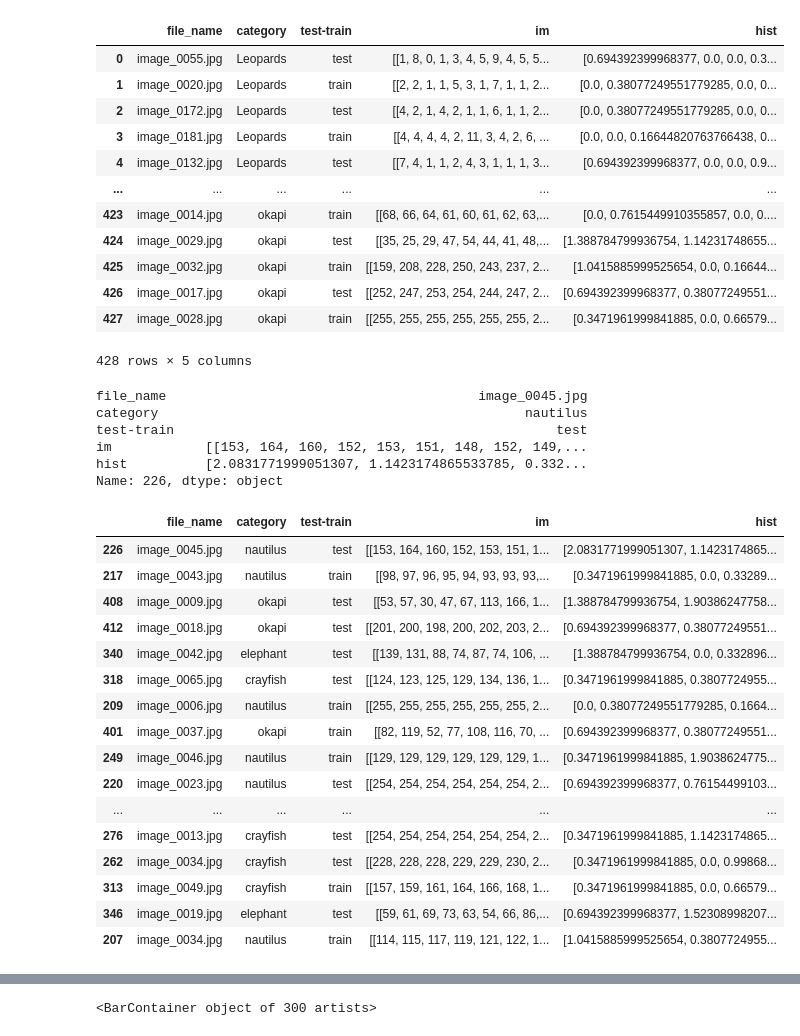
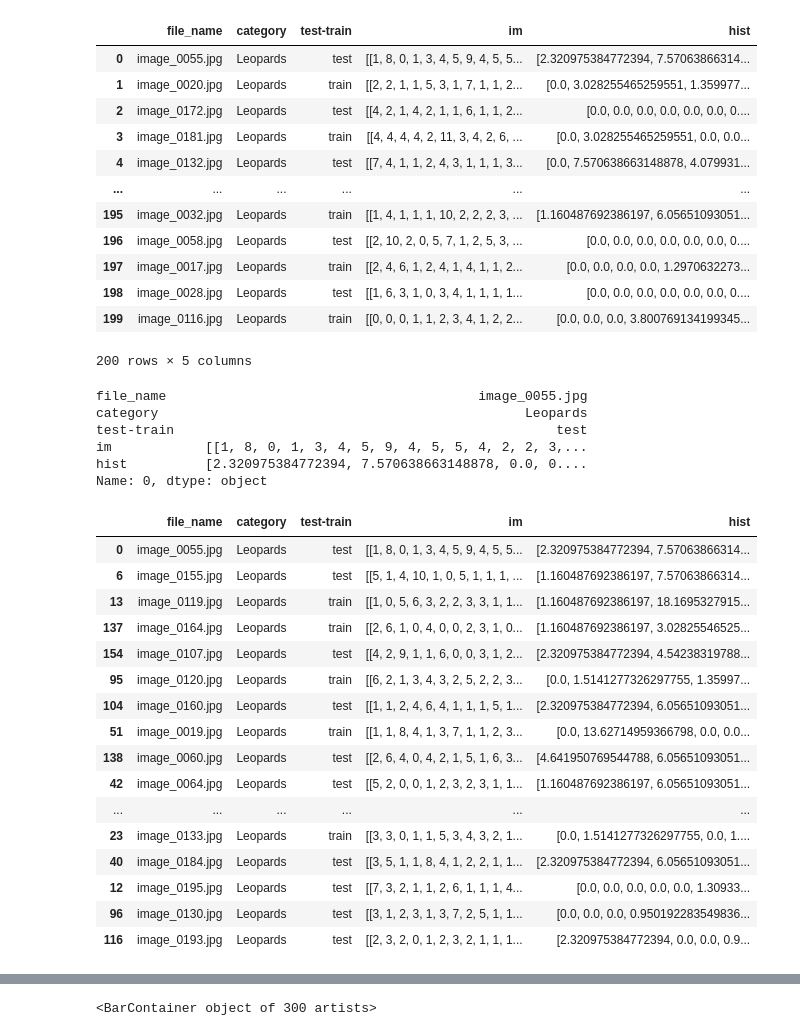
Before and after one commit to Cyrkryta/vision-image-processing, a Jupyter notebook: assignment-4/assignment4.ipynb, the cells around one changed output, grey strips where cells are left out. Saved outputs shown, nothing was run; the diff lists cells and outputs as text; code cells hidden in the pictures.

```diff
--- a/assignment-4/assignment4.ipynb
+++ b/assignment-4/assignment4.ipynb
@@ -78,7 +83,7 @@ def make_table():
         dir_list.append(os.path.join("caltech-101/101_ObjectCategories", dirs))
 
     random.Random(6).shuffle(dir_list)
-    random_categories = dir_list[:5]
+    random_categories = dir_list[:1]
 
 
     #get images from each category
@@ -135,18 +140,18 @@ df_table = pd.DataFrame(table)
 df_table
 # %% [output]
 |  | file_name | category | test-train | im | hist |
-| 0 | image_0055.jpg | Leopards | test | [[1, 8, 0, 1, 3, 4, 5, 9, 4, 5, 5... | [0.694392399968377, 0.0, 0.0, 0.3... |
-| 1 | image_0020.jpg | Leopards | train | [[2, 2, 1, 1, 5, 3, 1, 7, 1, 1, 2... | [0.0, 0.38077249551779285, 0.0, 0... |
-| 2 | image_0172.jpg | Leopards | test | [[4, 2, 1, 4, 2, 1, 1, 6, 1, 1, 2... | [0.0, 0.38077249551779285, 0.0, 0... |
-| 3 | image_0181.jpg | Leopards | train | [[4, 4, 4, 4, 2, 11, 3, 4, 2, 6, ... | [0.0, 0.0, 0.16644820763766438, 0... |
-| 4 | image_0132.jpg | Leopards | test | [[7, 4, 1, 1, 2, 4, 3, 1, 1, 1, 3... | [0.694392399968377, 0.0, 0.0, 0.9... |
+| 0 | image_0055.jpg | Leopards | test | [[1, 8, 0, 1, 3, 4, 5, 9, 4, 5, 5... | [2.320975384772394, 7.57063866314... |
+| 1 | image_0020.jpg | Leopards | train | [[2, 2, 1, 1, 5, 3, 1, 7, 1, 1, 2... | [0.0, 3.028255465259551, 1.359977... |
+| 2 | image_0172.jpg | Leopards | test | [[4, 2, 1, 4, 2, 1, 1, 6, 1, 1, 2... | [0.0, 0.0, 0.0, 0.0, 0.0, 0.0, 0.... |
+| 3 | image_0181.jpg | Leopards | train | [[4, 4, 4, 4, 2, 11, 3, 4, 2, 6, ... | [0.0, 3.028255465259551, 0.0, 0.0... |
+| 4 | image_0132.jpg | Leopards | test | [[7, 4, 1, 1, 2, 4, 3, 1, 1, 1, 3... | [0.0, 7.570638663148878, 4.079931... |
 | ... | ... | ... | ... | ... | ... |
-| 423 | image_0014.jpg | okapi | train | [[68, 66, 64, 61, 60, 61, 62, 63,... | [0.0, 0.7615449910355857, 0.0, 0.... |
-| 424 | image_0029.jpg | okapi | test | [[35, 25, 29, 47, 54, 44, 41, 48,... | [1.388784799936754, 1.14231748655... |
-| 425 | image_0032.jpg | okapi | train | [[159, 208, 228, 250, 243, 237, 2... | [1.0415885999525654, 0.0, 0.16644... |
-| 426 | image_0017.jpg | okapi | test | [[252, 247, 253, 254, 244, 247, 2... | [0.694392399968377, 0.38077249551... |
-| 427 | image_0028.jpg | okapi | train | [[255, 255, 255, 255, 255, 255, 2... | [0.3471961999841885, 0.0, 0.66579... |
+| 195 | image_0032.jpg | Leopards | train | [[1, 4, 1, 1, 1, 10, 2, 2, 2, 3, ... | [1.160487692386197, 6.05651093051... |
+| 196 | image_0058.jpg | Leopards | test | [[2, 10, 2, 0, 5, 7, 1, 2, 5, 3, ... | [0.0, 0.0, 0.0, 0.0, 0.0, 0.0, 0.... |
+| 197 | image_0017.jpg | Leopards | train | [[2, 4, 6, 1, 2, 4, 1, 4, 1, 1, 2... | [0.0, 0.0, 0.0, 0.0, 1.2970632273... |
+| 198 | image_0028.jpg | Leopards | test | [[1, 6, 3, 1, 0, 3, 4, 1, 1, 1, 1... | [0.0, 0.0, 0.0, 0.0, 0.0, 0.0, 0.... |
+| 199 | image_0116.jpg | Leopards | train | [[0, 0, 0, 1, 1, 2, 3, 4, 1, 2, 2... | [0.0, 0.0, 0.0, 3.800769134199345... |
-428 rows × 5 columns
+200 rows × 5 columns
 # %%
 def common_words(hist1, hist2):
     min = np.minimum(hist1, hist2)
@@ -157,53 +162,53 @@ def euclidian(hist1, hist2):
     hist2 = hist2 / np.linalg.norm(hist2)
 
     return np.linalg.norm(hist1 - hist2)
 
 def bhattacharyya(hist1, hist2):
     hist1 = hist1 / np.linalg.norm(hist1)
     hist2 = hist2 / np.linalg.norm(hist2)
 
     return np.sum((hist1*hist2)**.5)
 
 def retrieve(df,  measure, retrieve=0):
     retrieval_img = df.iloc[retrieve]
     print(retrieval_img)
 
     distances = []
     for index, row in df.iterrows():
         dist = measure(retrieval_img.loc["hist"], row.loc["hist"])
         distances.append((dist, index))
 
     distances = sorted(distances, key = lambda x:x[0])
 
     indexes = [dist[1] for dist in distances]
 
     return df_table.iloc[indexes]
 
 
-results = retrieve(df_table, measure=euclidian, retrieve=226)
+results = retrieve(df_table, measure=euclidian, retrieve=0)
 results.iloc[:40]
 # %% [output]
-file_name                                        image_0045.jpg
-category                                               nautilus
+file_name                                        image_0055.jpg
+category                                               Leopards
 test-train                                                 test
-im            [[153, 164, 160, 152, 153, 151, 148, 152, 149,...
-hist          [2.0831771999051307, 1.1423174865533785, 0.332...
-Name: 226, dtype: object
+im            [[1, 8, 0, 1, 3, 4, 5, 9, 4, 5, 5, 4, 2, 2, 3,...
+hist          [2.320975384772394, 7.570638663148878, 0.0, 0....
+Name: 0, dtype: object
 |  | file_name | category | test-train | im | hist |
-| 226 | image_0045.jpg | nautilus | test | [[153, 164, 160, 152, 153, 151, 1... | [2.0831771999051307, 1.1423174865... |
-| 217 | image_0043.jpg | nautilus | train | [[98, 97, 96, 95, 94, 93, 93, 93,... | [0.3471961999841885, 0.0, 0.33289... |
-| 408 | image_0009.jpg | okapi | test | [[53, 57, 30, 47, 67, 113, 166, 1... | [1.388784799936754, 1.90386247758... |
-| 412 | image_0018.jpg | okapi | test | [[201, 200, 198, 200, 202, 203, 2... | [0.694392399968377, 0.38077249551... |
-| 340 | image_0042.jpg | elephant | test | [[139, 131, 88, 74, 87, 74, 106, ... | [1.388784799936754, 0.0, 0.332896... |
-| 318 | image_0065.jpg | crayfish | test | [[124, 123, 125, 129, 134, 136, 1... | [0.3471961999841885, 0.3807724955... |
-| 209 | image_0006.jpg | nautilus | train | [[255, 255, 255, 255, 255, 255, 2... | [0.0, 0.38077249551779285, 0.1664... |
-| 401 | image_0037.jpg | okapi | train | [[82, 119, 52, 77, 108, 116, 70, ... | [0.694392399968377, 0.38077249551... |
-| 249 | image_0046.jpg | nautilus | train | [[129, 129, 129, 129, 129, 129, 1... | [0.3471961999841885, 1.9038624775... |
-| 220 | image_0023.jpg | nautilus | test | [[254, 254, 254, 254, 254, 254, 2... | [0.694392399968377, 0.76154499103... |
+| 0 | image_0055.jpg | Leopards | test | [[1, 8, 0, 1, 3, 4, 5, 9, 4, 5, 5... | [2.320975384772394, 7.57063866314... |
+| 6 | image_0155.jpg | Leopards | test | [[5, 1, 4, 10, 1, 0, 5, 1, 1, 1, ... | [1.160487692386197, 7.57063866314... |
+| 13 | image_0119.jpg | Leopards | train | [[1, 0, 5, 6, 3, 2, 2, 3, 3, 1, 1... | [1.160487692386197, 18.1695327915... |
+| 137 | image_0164.jpg | Leopards | train | [[2, 6, 1, 0, 4, 0, 0, 2, 3, 1, 0... | [1.160487692386197, 3.02825546525... |
+| 154 | image_0107.jpg | Leopards | test | [[4, 2, 9, 1, 1, 6, 0, 0, 3, 1, 2... | [2.320975384772394, 4.54238319788... |
+| 95 | image_0120.jpg | Leopards | train | [[6, 2, 1, 3, 4, 3, 2, 5, 2, 2, 3... | [0.0, 1.5141277326297755, 1.35997... |
+| 104 | image_0160.jpg | Leopards | test | [[1, 1, 2, 4, 6, 4, 1, 1, 1, 5, 1... | [2.320975384772394, 6.05651093051... |
+| 51 | image_0019.jpg | Leopards | train | [[1, 1, 8, 4, 1, 3, 7, 1, 1, 2, 3... | [0.0, 13.62714959366798, 0.0, 0.0... |
+| 138 | image_0060.jpg | Leopards | test | [[2, 6, 4, 0, 4, 2, 1, 5, 1, 6, 3... | [4.641950769544788, 6.05651093051... |
+| 42 | image_0064.jpg | Leopards | test | [[5, 2, 0, 0, 1, 2, 3, 2, 3, 1, 1... | [1.160487692386197, 6.05651093051... |
 | ... | ... | ... | ... | ... | ... |
-| 276 | image_0013.jpg | crayfish | test | [[254, 254, 254, 254, 254, 254, 2... | [0.3471961999841885, 1.1423174865... |
-| 262 | image_0034.jpg | crayfish | test | [[228, 228, 228, 229, 229, 230, 2... | [0.3471961999841885, 0.0, 0.99868... |
-| 313 | image_0049.jpg | crayfish | train | [[157, 159, 161, 164, 166, 168, 1... | [0.3471961999841885, 0.0, 0.66579... |
-| 346 | image_0019.jpg | elephant | test | [[59, 61, 69, 73, 63, 54, 66, 86,... | [0.694392399968377, 1.52308998207... |
-| 207 | image_0034.jpg | nautilus | train | [[114, 115, 117, 119, 121, 122, 1... | [1.0415885999525654, 0.3807724955... |
+| 23 | image_0133.jpg | Leopards | train | [[3, 3, 0, 1, 1, 5, 3, 4, 3, 2, 1... | [0.0, 1.5141277326297755, 0.0, 1.... |
+| 40 | image_0184.jpg | Leopards | test | [[3, 5, 1, 1, 8, 4, 1, 2, 2, 1, 1... | [2.320975384772394, 6.05651093051... |
+| 12 | image_0195.jpg | Leopards | test | [[7, 3, 2, 1, 1, 2, 6, 1, 1, 1, 4... | [0.0, 0.0, 0.0, 0.0, 0.0, 1.30933... |
+| 96 | image_0130.jpg | Leopards | test | [[3, 1, 2, 3, 1, 3, 7, 2, 5, 1, 1... | [0.0, 0.0, 0.0, 0.950192283549836... |
+| 116 | image_0193.jpg | Leopards | test | [[2, 3, 2, 0, 1, 2, 3, 2, 1, 1, 1... | [2.320975384772394, 0.0, 0.0, 0.9... |
 # %%
```
Also changed, not shown: parts of 3 cells of this notebook.
